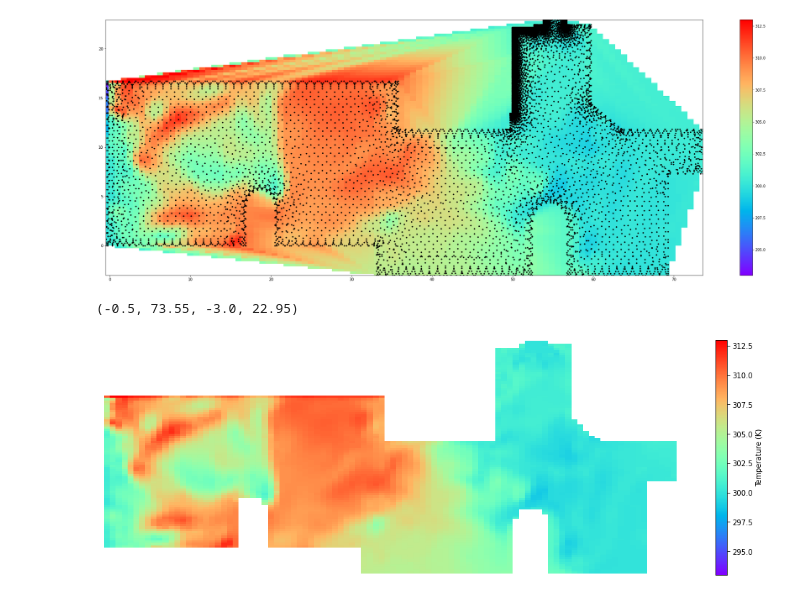
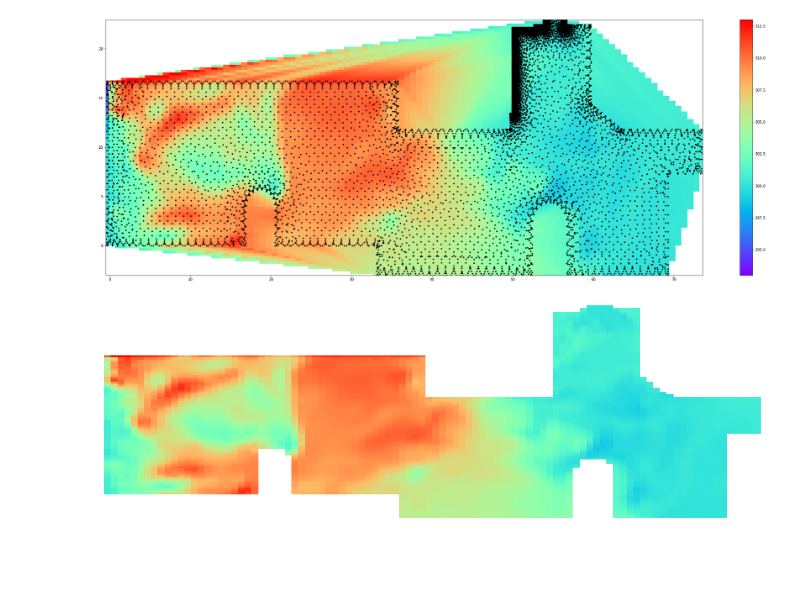
Before and after one commit to kishuqizhou/AlphaMobileSensing, a Jupyter notebook: CFD_static.ipynb, the cells around one changed output. Cells and saved outputs as stored; diff of their text form; code cells hidden in the pictures; blank space fills up the shorter version.

```diff
--- a/CFD_static.ipynb
+++ b/CFD_static.ipynb
@@ -63,17 +63,18 @@ for i in range(100):
 # %%
 fig, ax=plt.subplots(1,1,figsize=(18,6))
 im=ax.pcolormesh(X, Y, Z, shading='auto', cmap='rainbow', vmin=293, vmax=313)
 
 
 ax.set_xlim(-0.5,73.55)
 ax.set_ylim(-3,22.95)
-cbar=fig.colorbar(im, orientation='vertical', label='Temperature (K)')
+#cbar=fig.colorbar(im, orientation='vertical', label='Temperature (K)')
 
 ax.spines['left'].set_visible(False)
 ax.spines['top'].set_visible(False)
 ax.spines['right'].set_visible(False)
 ax.spines['bottom'].set_visible(False)
 ax.axis('off')
+
+plt.savefig('D:/Research Working Folder/Paper_1-Mobile Sensing Virtual Environment/Figure/new/staticCFD.png')
 # %% [output]
-(-0.5, 73.55, -3.0, 22.95)
-[figure, old version]
+[figure, new version]
```
